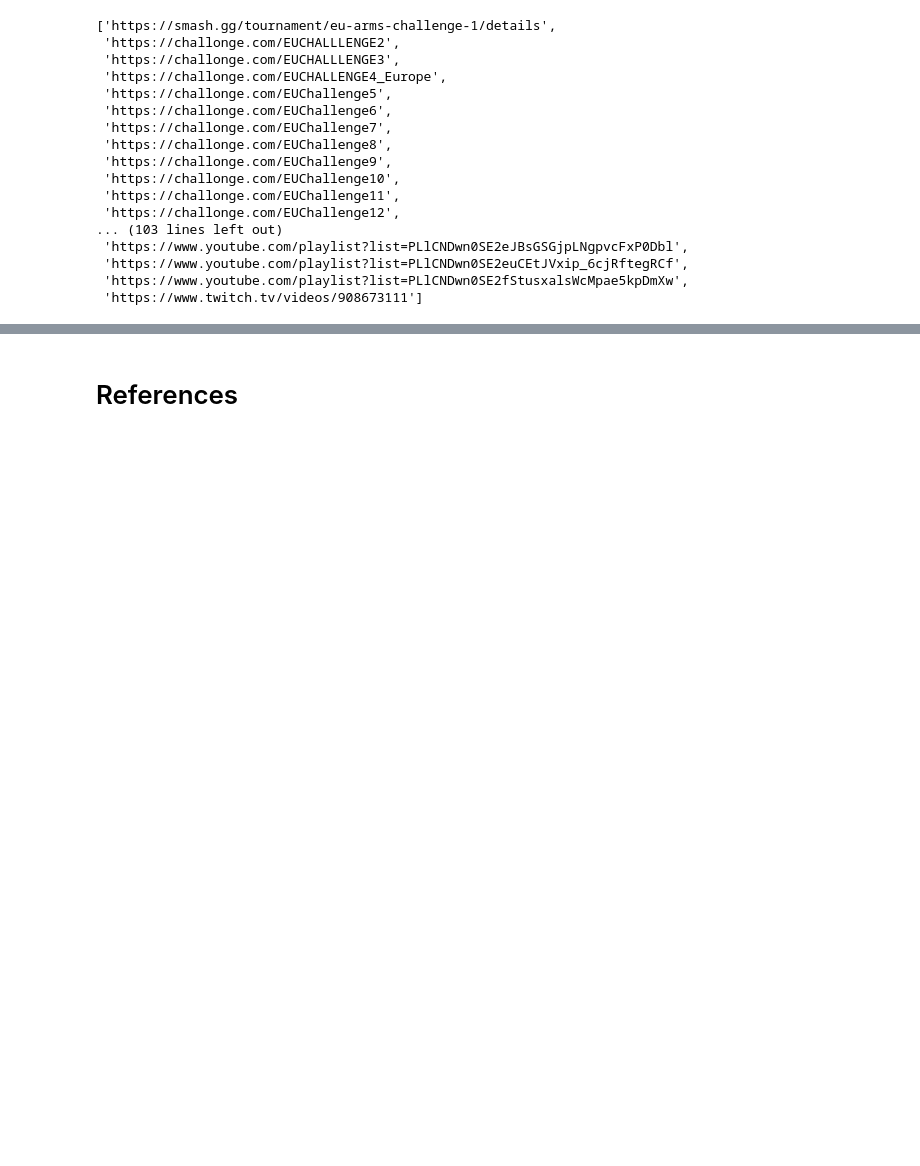
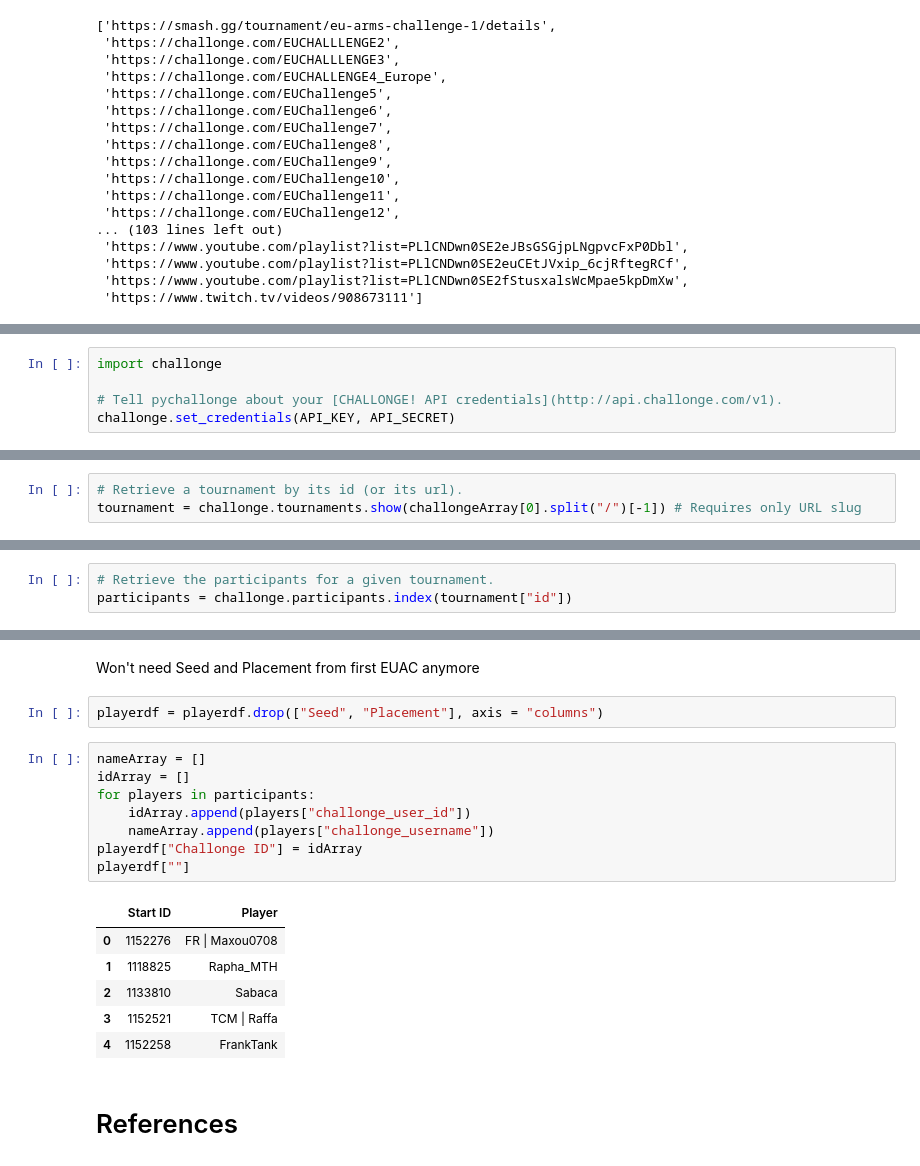
Before and after one commit to DarrenCCT/Tournament-Analysis, a Jupyter notebook: EUAC - Data Collection.ipynb, the cells around one changed output, grey strips where cells are left out. Saved outputs shown, nothing was run; the diff lists cells and outputs as text; blank space fills up the shorter version.

Commit message:
Add files via upload
Exploring Challonge's API

```diff
--- a/EUAC - Data Collection.ipynb
+++ b/EUAC - Data Collection.ipynb
@@ -572,0 +609,5 @@ linkArray
+# %%
+import challonge
+
+# Tell pychallonge about your [CHALLONGE! API credentials](http://api.challonge.com/v1).
+challonge.set_credentials(API_KEY, API_SECRET)
@@ -572,0 +620,3 @@ linkArray
+# %%
+# Retrieve a tournament by its id (or its url).
+tournament = challonge.tournaments.show(challongeArray[0].split("/")[-1]) # Requires only URL slug
@@ -572,0 +667,3 @@ linkArray
+# %%
+# Retrieve the participants for a given tournament.
+participants = challonge.participants.index(tournament["id"])
@@ -573,3 +736,22 @@ linkArray
+# %% [markdown]
+Won't need Seed and Placement from first EUAC anymore
+# %%
+playerdf = playerdf.drop(["Seed", "Placement"], axis = "columns")
+# %%
+nameArray = []
+idArray = []
+for players in participants:
+    idArray.append(players["challonge_user_id"])
+    nameArray.append(players["challonge_username"])
+playerdf["Challonge ID"] = idArray
+playerdf[""]
+# %% [output]
+|  | Start ID | Player |
+| 0 | 1152276 | FR | Maxou0708 |
+| 1 | 1118825 | Rapha_MTH |
+| 2 | 1133810 | Sabaca |
+| 3 | 1152521 | TCM | Raffa |
+| 4 | 1152258 | FrankTank |
 # %% [markdown]
 # References
 # %% [markdown]
```
Also changed, not shown: parts of 19 cells of this notebook.
